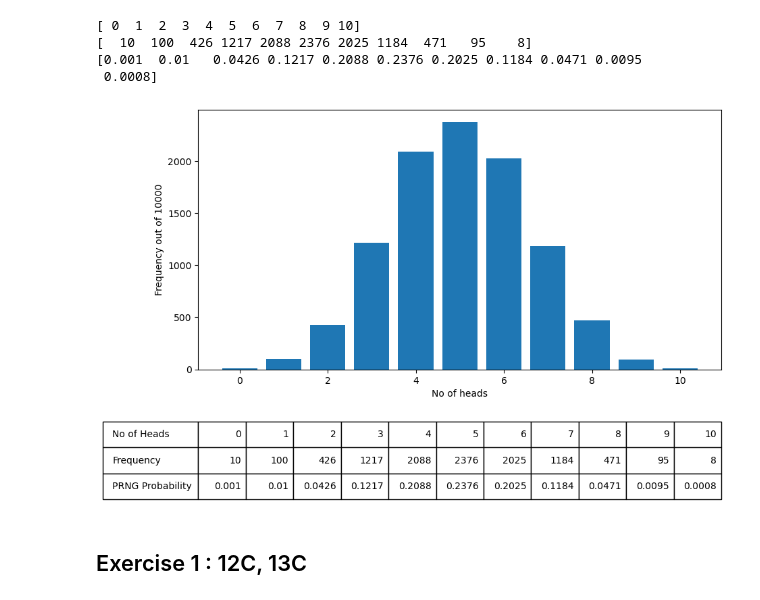
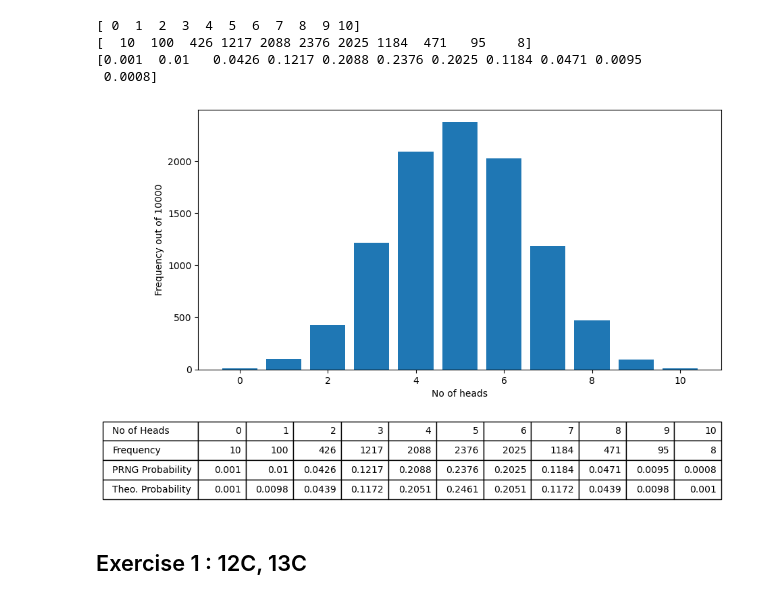
Before and after one commit to SPS-SP2273/learning-portfolio-Jedidiah2, a Jupyter notebook: random numbers/random_numbers_(need).ipynb, the cells around one changed output. Cells and saved outputs as stored; diff of their text form; code cells hidden in the pictures.

Commit message:
Update random_numbers_(need).ipynb
amended

```diff
--- a/random numbers/random_numbers_(need).ipynb
+++ b/random numbers/random_numbers_(need).ipynb
@@ -198,18 +198,27 @@ print(heads_probability)
 [  10  100  426 1217 2088 2376 2025 1184  471   95    8]
 [0.001  0.01   0.0426 0.1217 0.2088 0.2376 0.2025 0.1184 0.0471 0.0095
  0.0008]
+# %%
+#binomial theorem
+
+binom.pmf(k=7, n=10, p=.5)
+# k = test (how many heads you want)
+# n = max number for test (how many heads is possible)
+# p = probability of single success
+
+binomial_probabilities = np.round(binom.pmf(k=no_of_heads, n=10, p=.5),decimals=4)
 # %%
 plt.rcParams['figure.figsize'] = (10,5)  # to set the rc parameters, use plt.rcdefaults() to restore
 plt.bar(no_of_heads, heads_counts);
 plt.xlabel('No of heads')
 plt.ylabel(f'Frequency out of {no_of_repeats}')
-plt.table([no_of_heads, heads_counts, heads_probability],
-          rowLabels=['No of Heads', 'Frequency', 'PRNG Probability'],
+plt.table([no_of_heads, heads_counts, heads_probability,binomial_probabilities],
+          rowLabels=['No of Heads', 'Frequency', 'PRNG Probability','Theo. Probability'],
           loc='bottom',
           bbox=[0, -0.5, 1, 0.3])
 plt.show()
 # %% [output]
-[figure, old version]
+[figure, new version]
 # %% [markdown]
 ## Exercise 1 :  12C, 13C
 # %%
```
Also changed, not shown: parts of 11 cells of this notebook.
